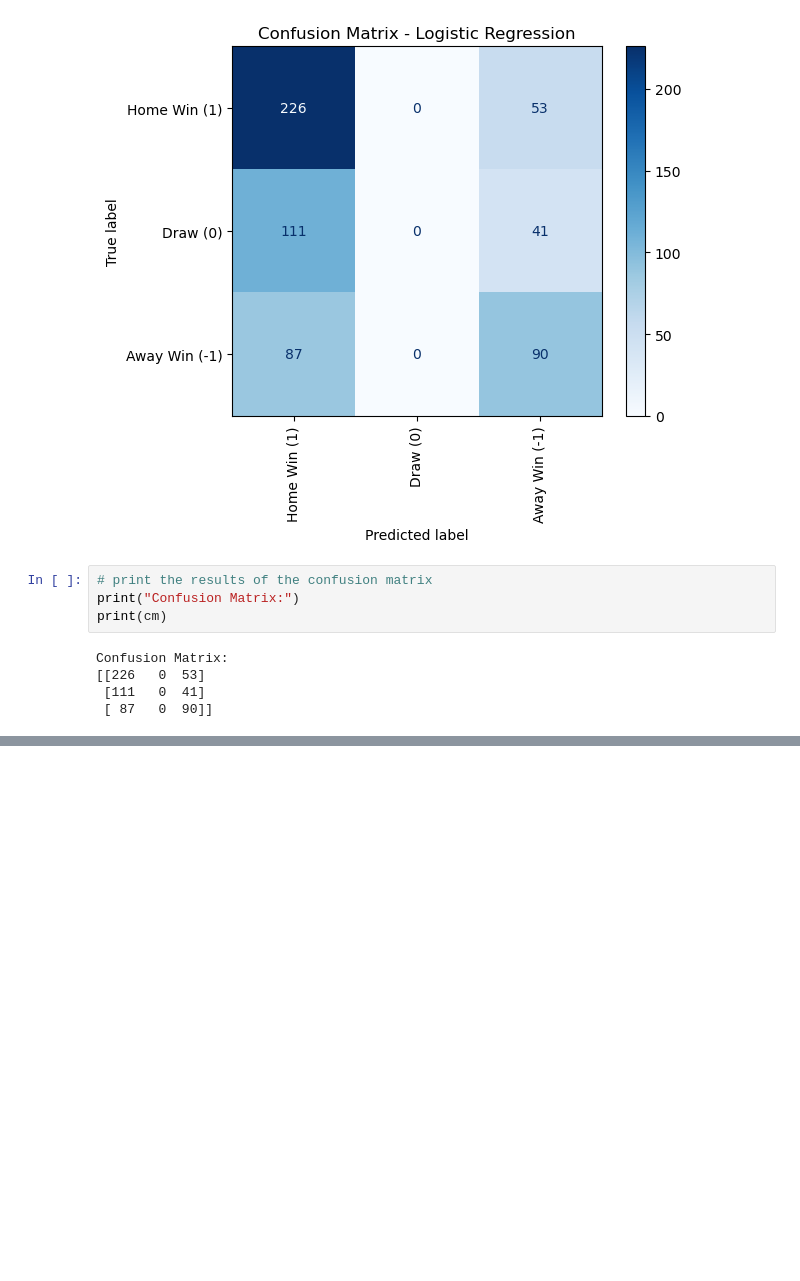
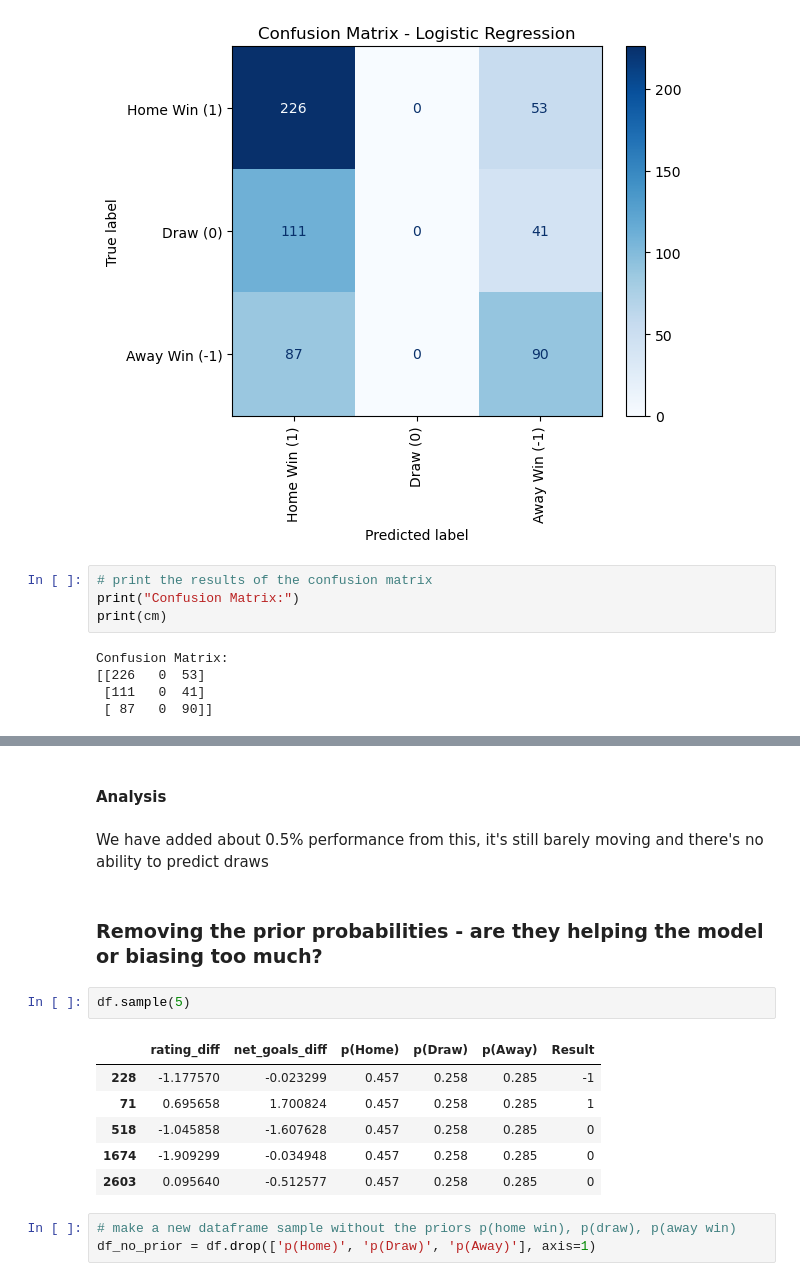
Before and after one commit to tjjdoherty/football-project-mvp, a Jupyter notebook: logistic_reg_prem.ipynb, the cells around one changed output, grey strips where cells are left out. Cells and saved outputs as stored; diff of their text form; blank space fills up the shorter version.

```diff
--- a/logistic_reg_prem.ipynb
+++ b/logistic_reg_prem.ipynb
@@ -112,0 +264,18 @@ Confusion Matrix:
+# %% [markdown]
+#### Analysis
+# %% [markdown]
+We have added about 0.5% performance from this, it's still barely moving and there's no ability to predict draws
+# %% [markdown]
+### Removing the prior probabilities - are they helping the model or biasing too much?
+# %%
+df.sample(5)
+# %% [output]
+|  | rating_diff | net_goals_diff | p(Home) | p(Draw) | p(Away) | Result |
+| 228 | -1.177570 | -0.023299 | 0.457 | 0.258 | 0.285 | -1 |
+| 71 | 0.695658 | 1.700824 | 0.457 | 0.258 | 0.285 | 1 |
+| 518 | -1.045858 | -1.607628 | 0.457 | 0.258 | 0.285 | 0 |
+| 1674 | -1.909299 | -0.034948 | 0.457 | 0.258 | 0.285 | 0 |
+| 2603 | 0.095640 | -0.512577 | 0.457 | 0.258 | 0.285 | 0 |
+# %%
+# make a new dataframe sample without the priors p(home win), p(draw), p(away win)
+df_no_prior = df.drop(['p(Home)', 'p(Draw)', 'p(Away)'], axis=1)
```
Also changed, not shown: parts of 26 cells of this notebook, 1 other file.
